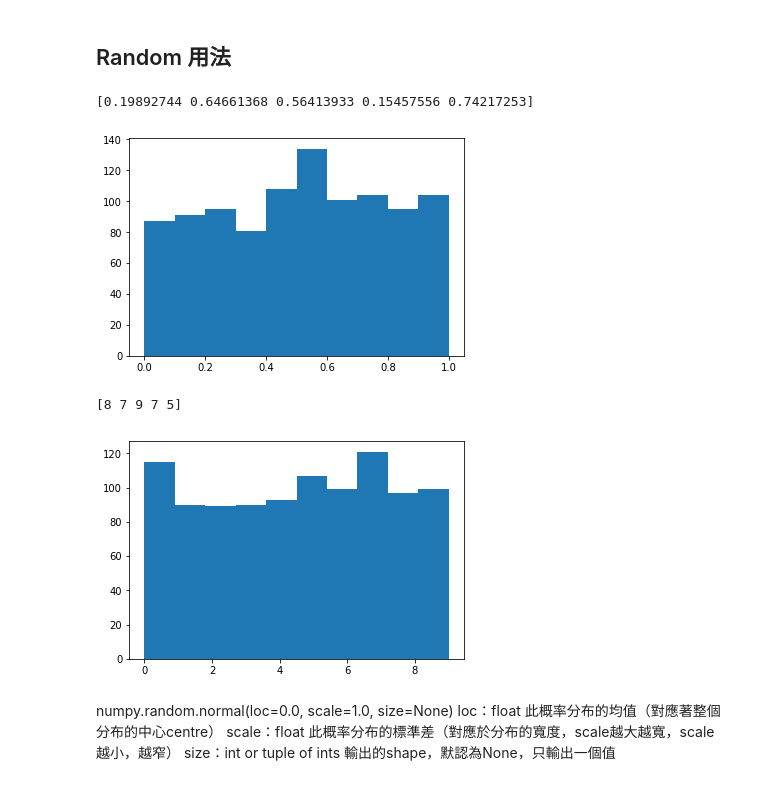
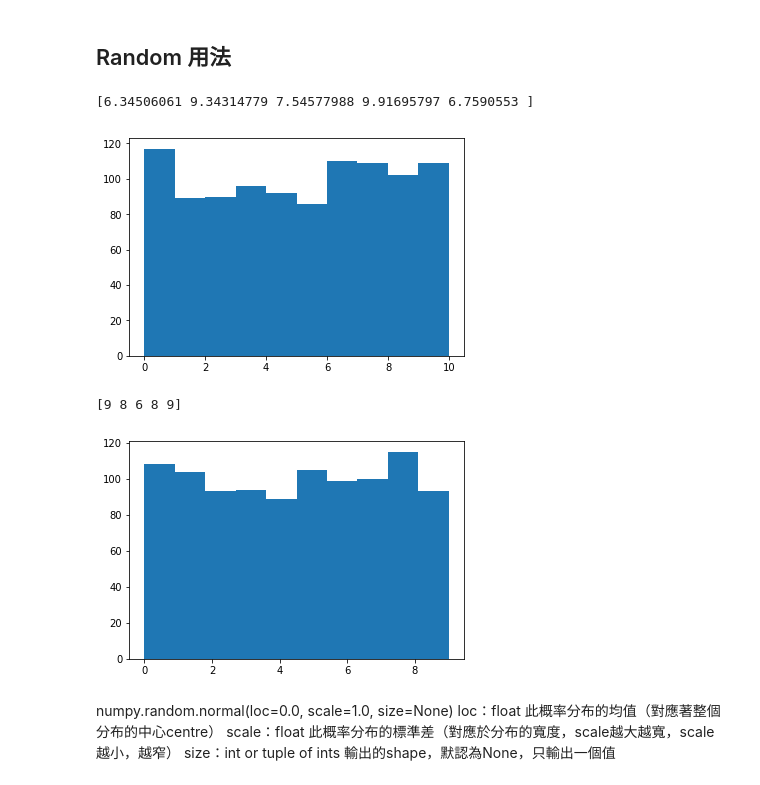
Before and after one commit to IanFan/Jupyter, a Jupyter notebook: Numpy/Random.ipynb, the cells around one changed output. Cells and saved outputs as stored; diff of their text form; code cells hidden in the pictures.

```diff
--- a/Numpy/Random.ipynb
+++ b/Numpy/Random.ipynb
@@ -6,21 +6,22 @@ from matplotlib import pyplot as plt
 
 np.random.seed(1)
 # %%
-x = np.random.uniform(0, 1, 1000)
+# float 左閉右開
+x = np.random.uniform(0, 10, 1000)
 print(x[:5])
 plt.hist(x)
 plt.show()
 
 # int 左閉右開
 x = np.random.randint(0, 10, 1000)
 print(x[:5])
 plt.hist(x)
 plt.show()
 # %% [output]
-[0.19892744 0.64661368 0.56413933 0.15457556 0.74217253]
+[6.34506061 9.34314779 7.54577988 9.91695797 6.7590553 ]
-[figure, old version]
+[figure, new version]
-[8 7 9 7 5]
+[9 8 6 8 9]
-[figure, old version]
+[figure, new version]
 # %% [markdown]
 numpy.random.normal(loc=0.0, scale=1.0, size=None)
 loc：float
```
Also changed, not shown: parts of 5 cells of this notebook.
